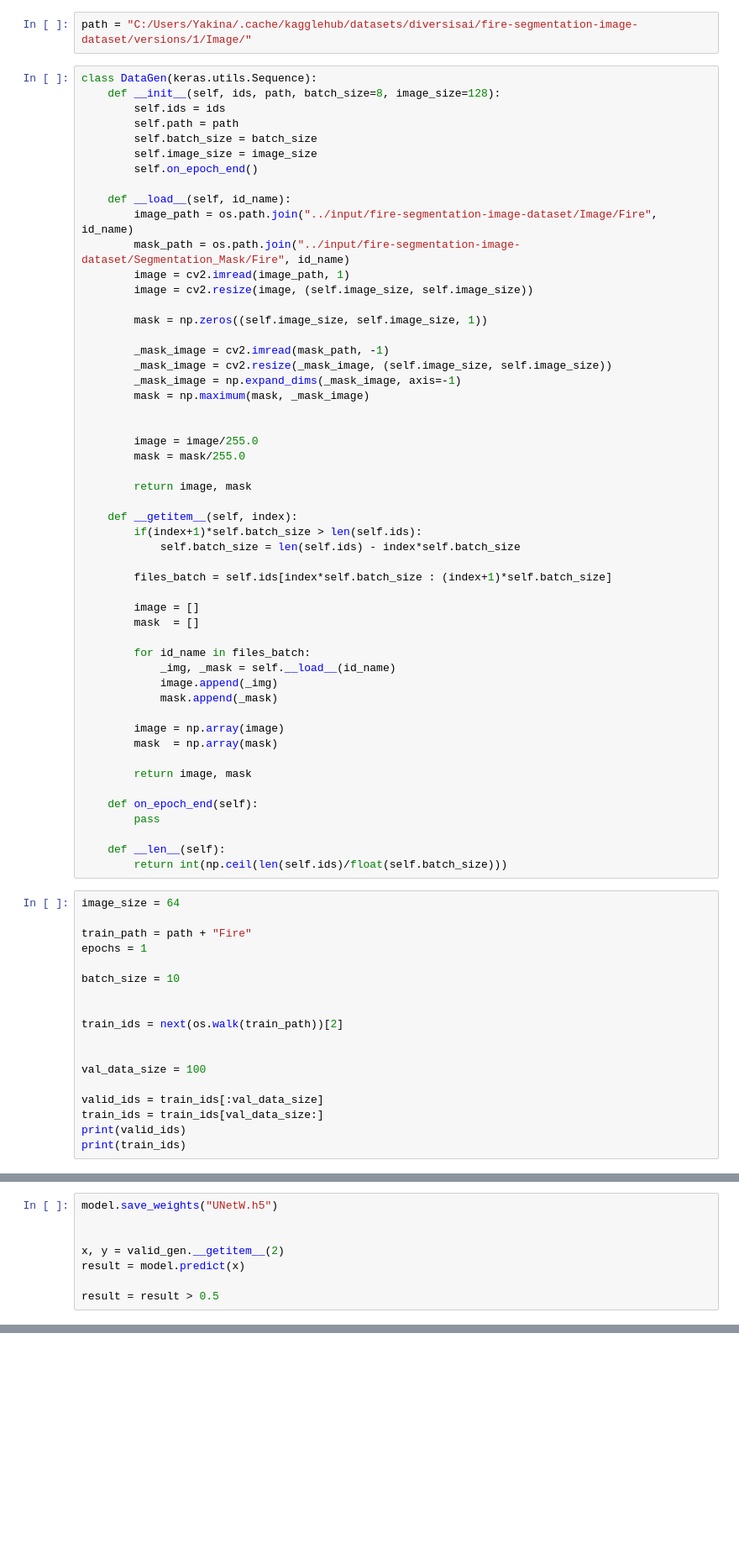
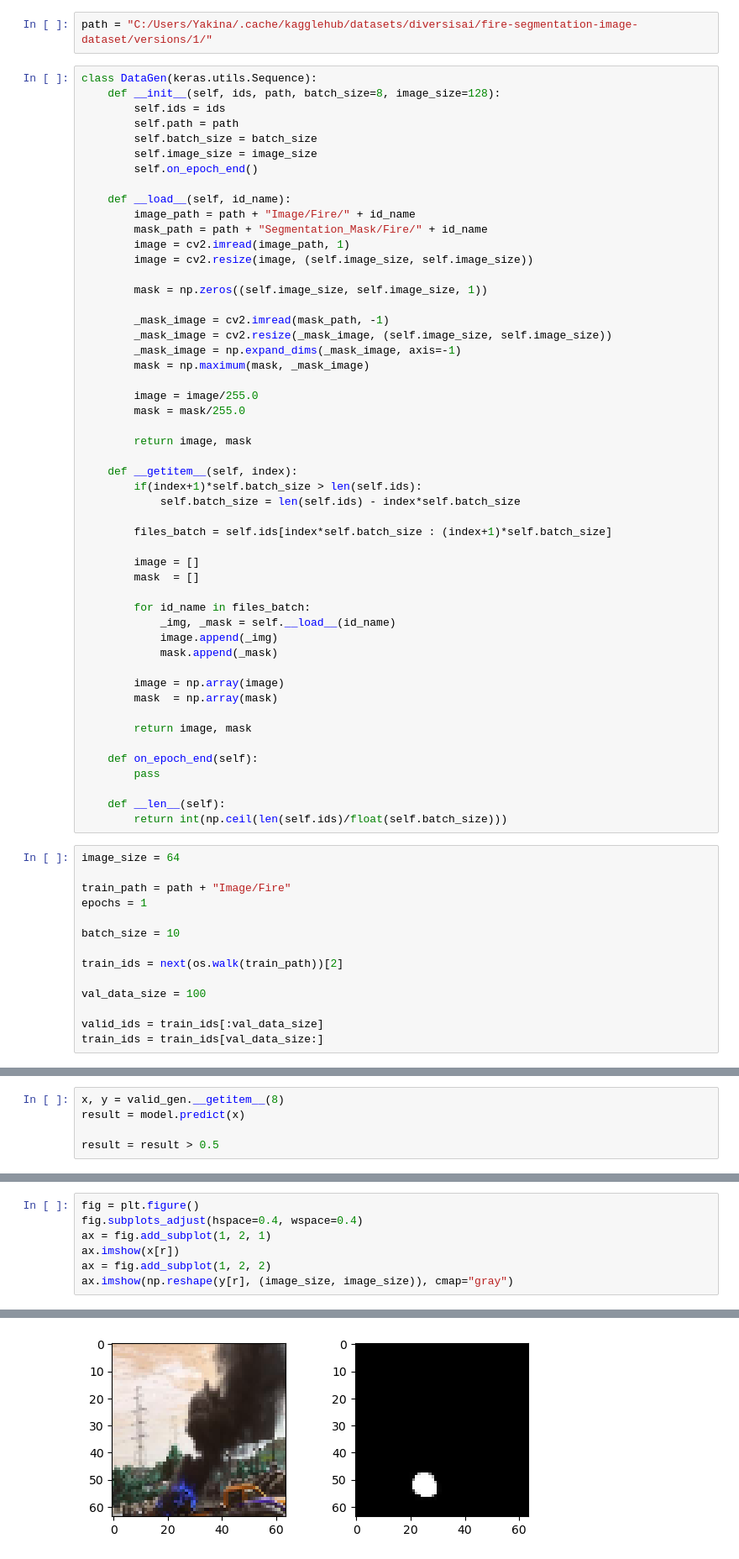
Before and after one commit to yakinamaharjan/trainee, a Jupyter notebook: assignments/11. dl tasks/4 image segmentation/fire.ipynb, the cells around one changed output, grey strips where cells are left out. Shown: that part at 84% size. Saved outputs shown, nothing was run; the diff lists cells and outputs as text; blank space fills up the shorter version.

Commit message:
DL Tasks: Image Segmentation Debugged

```diff
--- a/assignments/11. dl tasks/4 image segmentation/fire.ipynb
+++ b/assignments/11. dl tasks/4 image segmentation/fire.ipynb
@@ -18,7 +17,7 @@ random.seed = seed
 np.random.seed = seed
 tf.seed = seed
 # %%
-path = "C:/Users/Yakina/.cache/kagglehub/datasets/diversisai/fire-segmentation-image-dataset/versions/1/Image/"
+path = "C:/Users/Yakina/.cache/kagglehub/datasets/diversisai/fire-segmentation-image-dataset/versions/1/"
 # %%
 class DataGen(keras.utils.Sequence):
     def __init__(self, ids, path, batch_size=8, image_size=128):
@@ -29,8 +28,8 @@ class DataGen(keras.utils.Sequence):
         self.on_epoch_end()
 
     def __load__(self, id_name):
-        image_path = os.path.join("../input/fire-segmentation-image-dataset/Image/Fire", id_name)
-        mask_path = os.path.join("../input/fire-segmentation-image-dataset/Segmentation_Mask/Fire", id_name)
+        image_path = path + "Image/Fire/" + id_name
+        mask_path = path + "Segmentation_Mask/Fire/" + id_name
         image = cv2.imread(image_path, 1)
         image = cv2.resize(image, (self.image_size, self.image_size))
 
@@ -40,7 +39,6 @@ class DataGen(keras.utils.Sequence):
         _mask_image = cv2.resize(_mask_image, (self.image_size, self.image_size))
         _mask_image = np.expand_dims(_mask_image, axis=-1)
         mask = np.maximum(mask, _mask_image)
-
 
         image = image/255.0
         mask = mask/255.0
@@ -74,21 +72,17 @@ class DataGen(keras.utils.Sequence):
 # %%
 image_size = 64
 
-train_path = path + "Fire"
+train_path = path + "Image/Fire"
 epochs = 1
 
 batch_size = 10
 
-
 train_ids = next(os.walk(train_path))[2]
-
 
 val_data_size = 100
 
 valid_ids = train_ids[:val_data_size]
 train_ids = train_ids[val_data_size:]
-print(valid_ids)
-print(train_ids)
 # %%
 gen = DataGen(train_ids, train_path, batch_size=batch_size, image_size=image_size)
 x, y = gen.__getitem__(0)
@@ -157,8 +185,5 @@ model.fit_generator(train_gen, validation_data=valid_gen, steps_per_epoch=train_
 # %%
-model.save_weights("UNetW.h5")
-
-
-x, y = valid_gen.__getitem__(2)
+x, y = valid_gen.__getitem__(8)
 result = model.predict(x)
 
 result = result > 0.5
@@ -164,0 +192,8 @@ result = result > 0.5
+# %%
+fig = plt.figure()
+fig.subplots_adjust(hspace=0.4, wspace=0.4)
+ax = fig.add_subplot(1, 2, 1)
+ax.imshow(x[r])
+ax = fig.add_subplot(1, 2, 2)
+ax.imshow(np.reshape(y[r], (image_size, image_size)), cmap="gray")
+# %% [output]
@@ -165,3 +201,4 @@ result = result > 0.5
+[figure, added]
 # %%
 fig = plt.figure()
 fig.subplots_adjust(hspace=0.4, wspace=0.4)
```
Also changed, not shown: parts of 10 cells of this notebook, 1 other file.
